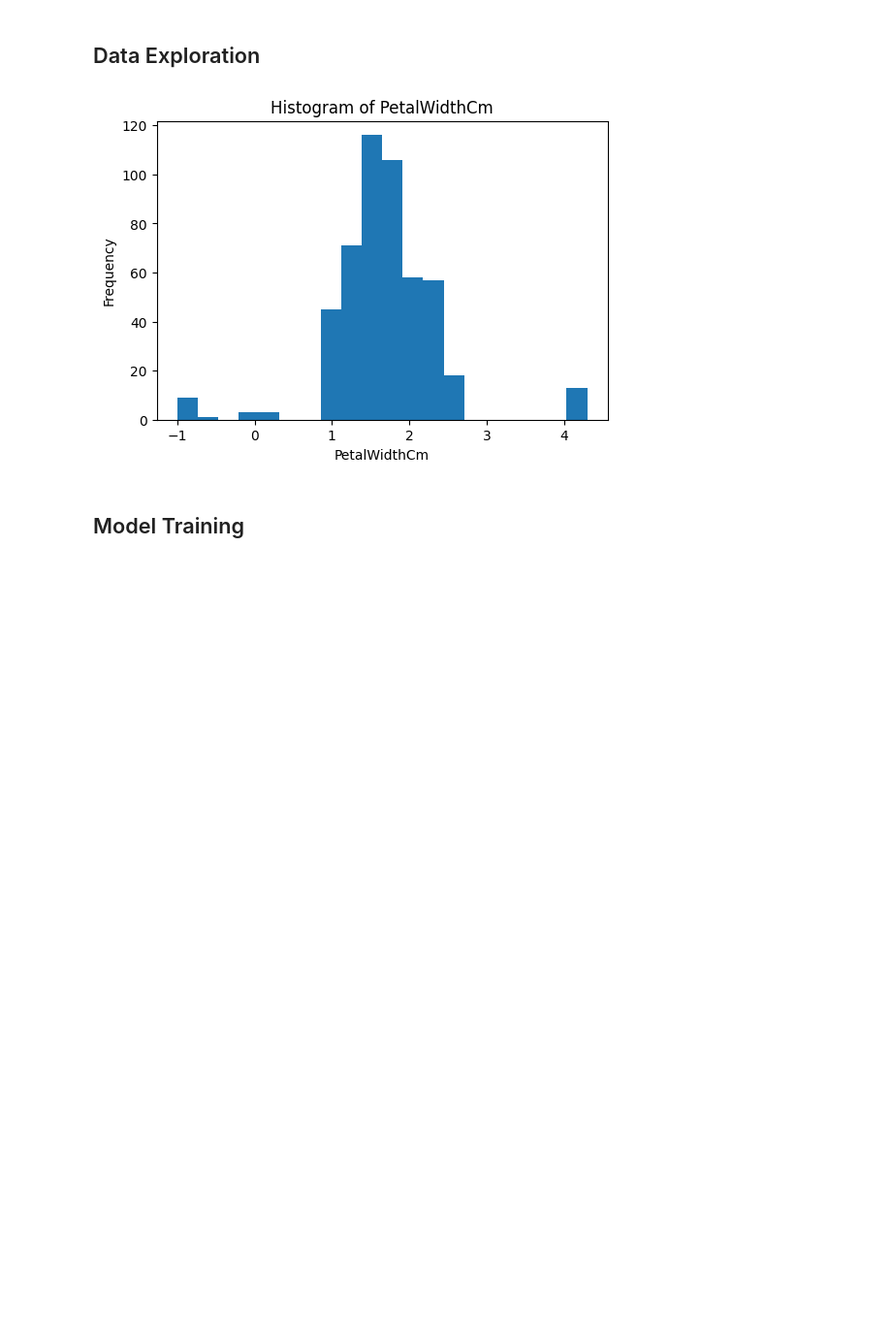
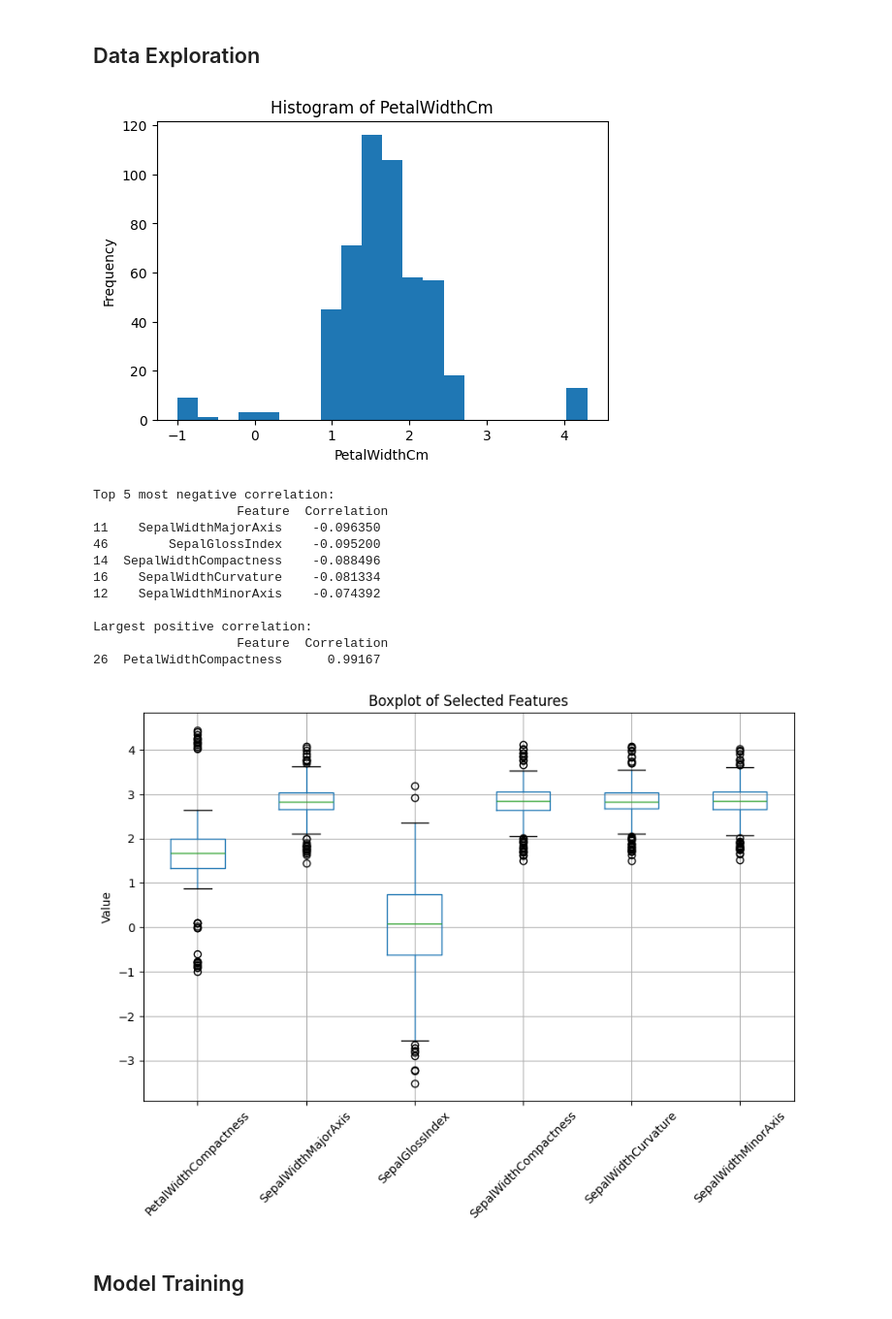
Before and after one commit to lukastano/DM2026-Assignment-1, a Jupyter notebook: Real_World_Classification.ipynb, the cells around one changed output. Shown at 97% size. Cells and saved outputs as stored; diff of their text form; code cells hidden in the pictures; blank space fills up the shorter version.

```diff
--- a/Real_World_Classification.ipynb
+++ b/Real_World_Classification.ipynb
@@ -118,18 +118,77 @@ df.describe()
 # %%
 from sklearn.feature_selection import r_regression
 import matplotlib.pyplot as plt
+from sklearn.feature_selection import r_regression
+import pandas as pd
 
 # TODO: Complete the 4. Data Exploration
 
-#Histogram for PetalWidthCm
+#a) Histogram for PetalWidthCm
 plt.figure(figsize=(6,4))
 plt.hist(df['PetalWidthCm'], bins=20)
 plt.title('Histogram of PetalWidthCm')
 plt.xlabel('PetalWidthCm')
 plt.ylabel('Frequency')
 plt.show()
+
+#b)
+
+# Select features (exclude target + unwanted columns)
+X = df.drop(columns=['PetalWidthCm', 'Species', 'Id'])
+y = df['PetalWidthCm']
+
+# Compute Pearson correlation
+correlations = r_regression(X, y)
+
+# Create readable table
+corr_df = pd.DataFrame({
+    'Feature': X.columns,
+    'Correlation': correlations
+})
+
+
+# Sort ascending → most negative first
+corr_negative = corr_df.sort_values(by='Correlation', ascending=True)
+
+#Positive sort
+corr_df = corr_df.sort_values(by='Correlation', ascending=False)
+
+# Take top 5 most negative
+top5_negative = corr_negative.head(5)
+print("Top 5 most negative correlation:\n",top5_negative)
+print("\nLargest positive correlation:\n",corr_df.head(1))
+
+# c)
+
+features_to_plot = [
+    'PetalWidthCompactness',
+    'SepalWidthMajorAxis',
+    'SepalGlossIndex',
+    'SepalWidthCompactness',
+    'SepalWidthCurvature',
+    'SepalWidthMinorAxis'
+]
+
+plt.figure(figsize=(10,6))
+df[features_to_plot].boxplot()
+plt.title('Boxplot of Selected Features')
+plt.xticks(rotation=45)
+plt.ylabel('Value')
+plt.show()
 # %% [output]
 [figure]
+Top 5 most negative correlation:
+                   Feature  Correlation
+11    SepalWidthMajorAxis    -0.096350
+46        SepalGlossIndex    -0.095200
+14  SepalWidthCompactness    -0.088496
+16    SepalWidthCurvature    -0.081334
+12    SepalWidthMinorAxis    -0.074392
+
+Largest positive correlation:
+                   Feature  Correlation
+26  PetalWidthCompactness      0.99167
+[figure, added]
 # %% [markdown]
 ## Model Training
 # %% [markdown]
```
Also changed, not shown: parts of 1 cell of this notebook.
